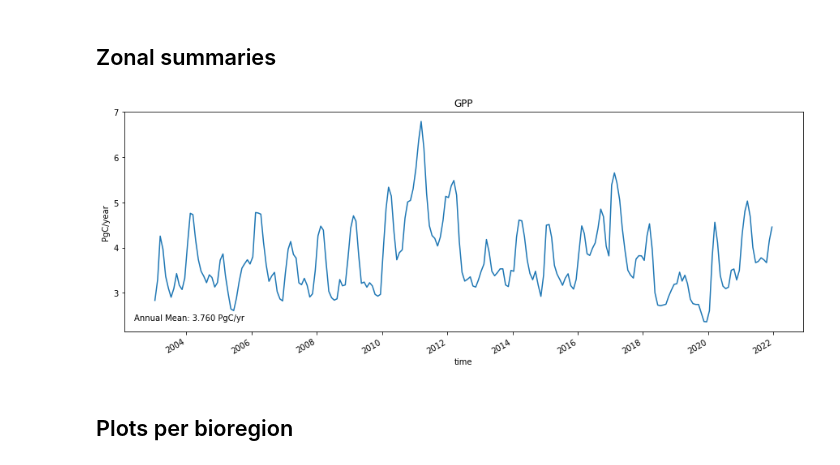
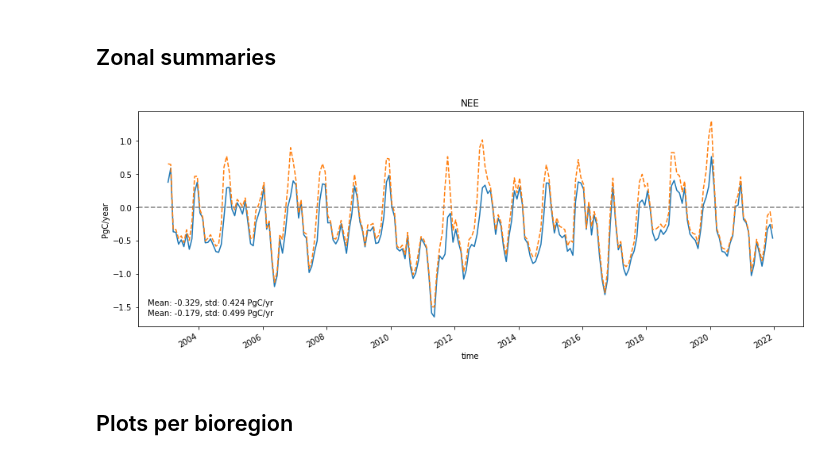
Before and after one commit to cbur24/NEE_modelling, a Jupyter notebook: 6_Plot_results.ipynb, the cells around one changed output. Saved outputs shown, nothing was run; the diff lists cells and outputs as text; code cells hidden in the pictures.

```diff
--- a/6_Plot_results.ipynb
+++ b/6_Plot_results.ipynb
@@ -20,12 +20,12 @@ warnings.filterwarnings("ignore")
 # %% [markdown]
 ## Analysis Parameters
 # %%
-var = 'GPP'
-suffix='20221122'
+var = 'NEE'
+suffix='20221123'
 results_name = var+'_2003_2021_5km_LGBM_'+suffix+'.nc'
 mask_path = '/g/data/os22/chad_tmp/NEE_modelling/results/prediction_data/mask_5km.nc'
 
-upper = 'NEE_2003_2021_5km_LGBM_quantiles.nc'
+# upper = 'NEE_2003_2021_5km_LGBM_quantiles.nc'
 # %% [markdown]
 ### Open predictions
 # %%
@@ -88,22 +88,22 @@ ds_fire_1d = ds_1D+fire
 # %%
 fig,ax = plt.subplots(1,1, figsize=(15,5))
 
 ds_1D.plot(linestyle='-', ax=ax, label=var)
 # ax.fill_between(ds_1D.time, ds_upper_1D.sel(quantile=0.25),
 #                 ds_upper_1D.sel(quantile=0.75), alpha=0.2)
 
-# ds_fire_1d.plot(linestyle='--', ax=ax, label='NEE+Fire')
+ds_fire_1d.plot(linestyle='--', ax=ax, label='NEE+Fire')
 
-# plt.axhline(0, c='grey', linestyle='--')
-ax.text(.015, .05, f'Annual Mean: {ds_1D.mean().values:.3f} PgC/yr',
+plt.axhline(0, c='grey', linestyle='--')
+ax.text(.015, .10, f'Mean: {ds_1D.mean().values:.3f}, std: {ds_1D.std().values:.3f} PgC/yr',
         transform=ax.transAxes);
-# ax.text(.015, .05, f'Annual Mean w/ fire: {ds_fire_1d.mean().values:.3f} PgC/yr',
-#         transform=ax.transAxes);
+ax.text(.015, .05, f'Mean: {ds_fire_1d.mean().values:.3f}, std: {ds_fire_1d.std().values:.3f} PgC/yr',
+        transform=ax.transAxes);
 plt.title(var)
 # ax.legend(loc='lower right')
 plt.ylabel('PgC/year');
 # %% [output]
-[figure, old version]
+[figure, new version]
 # %% [markdown]
 ## Plots per bioregion
 # %%
```
Also changed, not shown: parts of 6 cells of this notebook, 42 other files.
